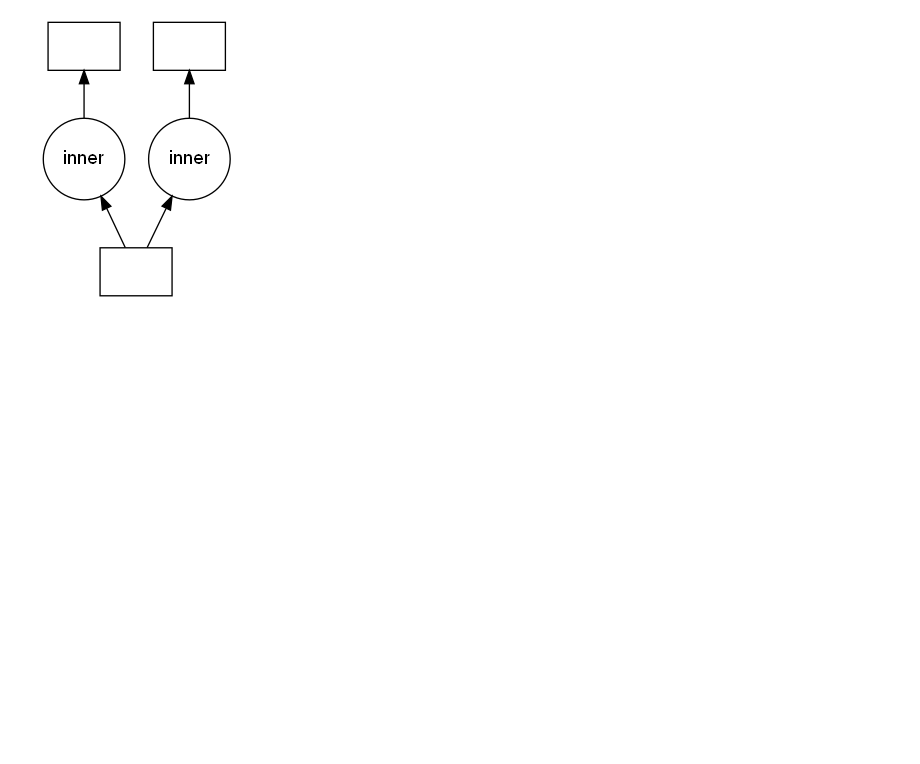
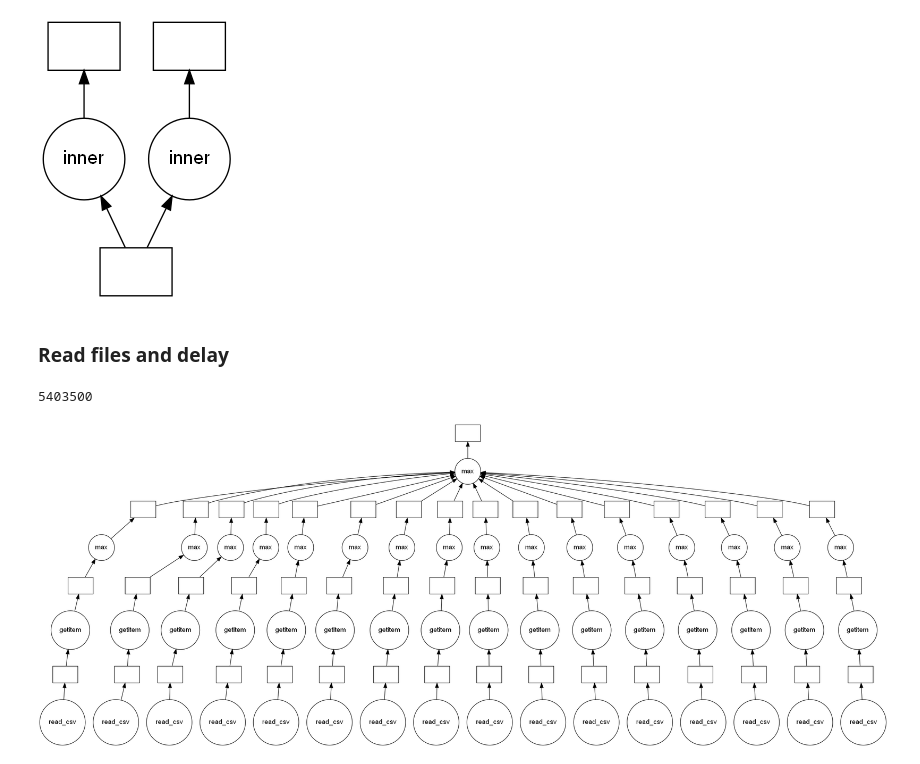
Before and after one commit to dissagaliyeva/python, a Jupyter notebook: dask_parallel_computing/basics.ipynb, the cells around one changed output. Saved outputs shown, nothing was run; the diff lists cells and outputs as text; code cells hidden in the pictures; blank space fills up the shorter version.

```diff
--- a/dask_parallel_computing/basics.ipynb
+++ b/dask_parallel_computing/basics.ipynb
@@ -81,3 +83,23 @@ month_2_fraction = month_2_costs / total_costs
 dask.visualize(month_1_fraction, month_2_fraction)
 # %% [output]
 [figure]
+# %% [markdown]
+### Read files and delay
+# %%
+files = os.listdir('songs_data')
+max_length = []
+
+calc_max = lambda x: x['duration_ms'].max()
+
+for file in files:
+    file_df = delayed(pd.read_csv)(f'songs_data/{file}')
+    max_length.append(calc_max(file_df))
+
+absolute_maximum = delayed(max)(max_length)
+print(absolute_maximum.compute())
+# %% [output]
+5403500
+# %%
+absolute_maximum.visualize()
+# %% [output]
+[figure, added]
```
Also changed, not shown: parts of 10 cells of this notebook, 18 other files.
